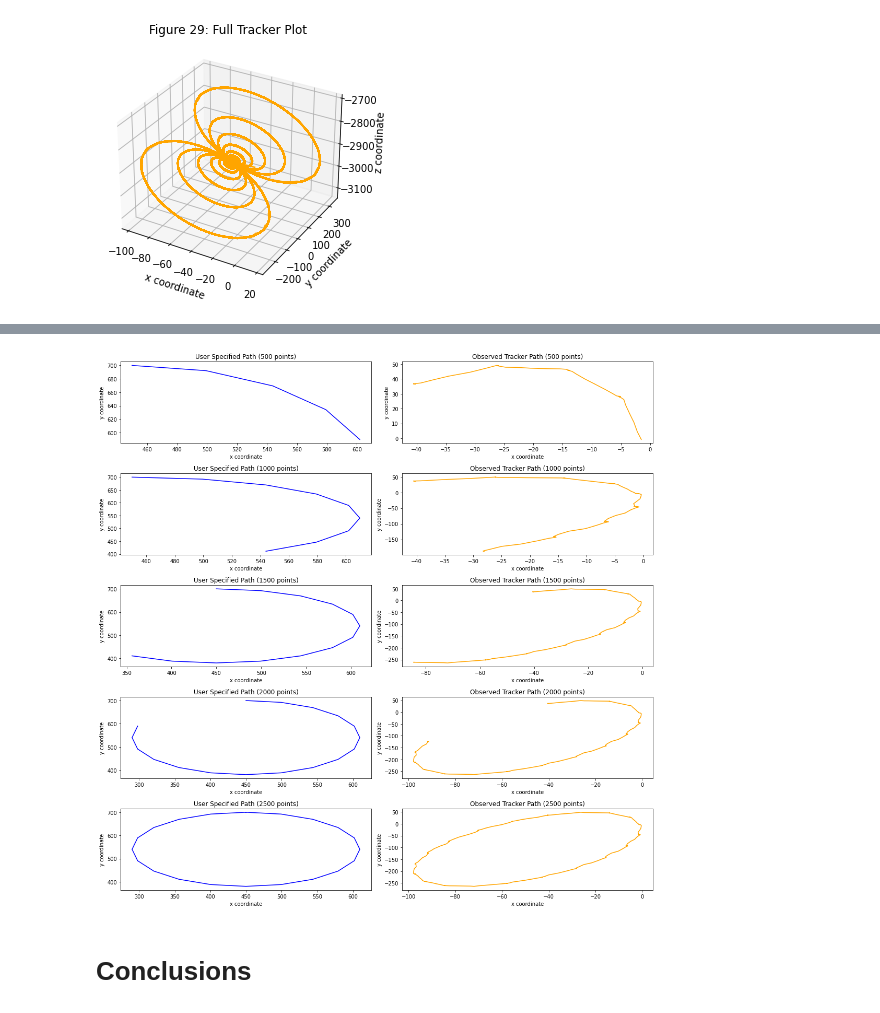
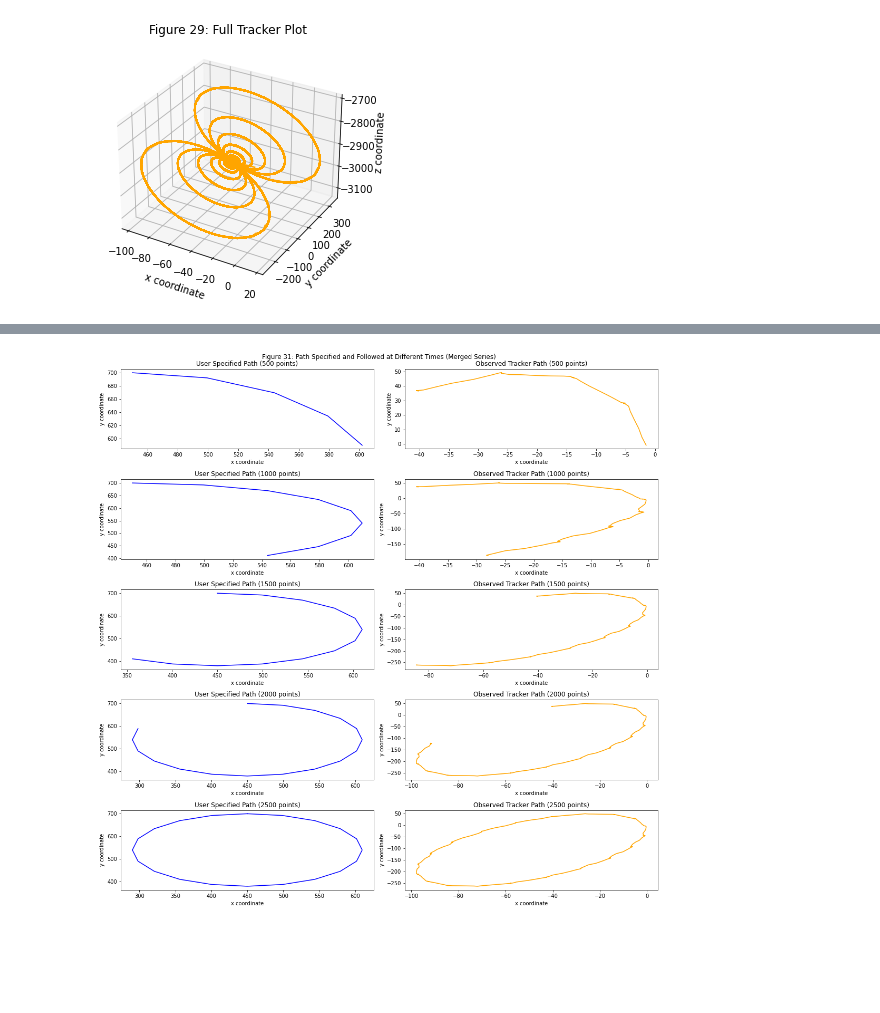
Before and after one commit to adamggibbs/path_analysis_soln, a Jupyter notebook: analysis.ipynb, the cells around one changed output, grey strips where cells are left out. Cells and saved outputs as stored; diff of their text form; code cells hidden in the pictures; blank space fills up the shorter version.

```diff
--- a/analysis.ipynb
+++ b/analysis.ipynb
@@ -524,6 +524,10 @@ plt.show()
 # 3D Plots: Projection into 3D?
 It could be seen in our 2D analysis in the $xy$ plane that there were errors as we expected when we began this analysis and one of the biggest questions is the presence of $z$ coordinates in the tracker log. So, to get a full picture of what is going on, we need to be able to see what is going on in three dimensions. So, we plot the x, y, and z coordinates onto a 3D plot for both the specified path and the tracker path. As expected we get the loops on the $xy$ plane and one intial point straying slight upward in the $z$ direction but with very little significance. However, the surprise comes from the tracker plot which shows the exact same loops as the specified path, but it only appears in three dimensions. So, the skewed image we saw on the $xy$ plane before was the projection of the specified path in three dimensions projected onto the $xy$ plane. Thus, one can infer that at some point between the specified path being given and the robotic arm following the paths, the specified path got projected into three dimensions via some transformation. Now, the question becomes can we figure out when this error might be occuring?
 # %%
+# specify the size of subsets to plot for following plots
+num_points = 3200
+trk_num_points = round(num_points*size_ratio)
+
 # create 3D compatible figure to plot onto
 figure = plt.figure()
 ax = plt.axes(projection='3d')
@@ -563,24 +570,33 @@ plt.show()
 # %%
 
+# create figure to plot onto
 fig, ax = plt.subplots(5,2, figsize=(15,15))
 
+# plot the path in the xy plane after i number of points for different values of i
 for i in range(0, 5):
+    # plot path x and y
     num_points = 500*i + 500
     plt0 = ax[i][0]
     plt0.plot(pth_x[:num_points], pth_y[:num_points], c='blue')
     plt0.set_xlabel("x coordinate")
     plt0.set_ylabel('y coordinate')
-    title0 =  "User Specified Path (" + str(num_points) + " points)"
+    title0 =  "Figure 30: User Specified Path (" + str(num_points) + " points)"
     plt0.set_title(title0)
 
+    # plot tracker x and y
     trk_num_points = round(num_points*size_ratio)
     plt1 = ax[i][1]
     plt1.plot(trk_y[:trk_num_points], -trk_x[:trk_num_points], c='orange')
     plt1.set_xlabel("x coordinate")
     plt1.set_ylabel('y coordinate')
-    title1 = "Observed Tracker Path (" + str(trk_num_points) + " points)"
+    title1 = "Figure 31: Observed Tracker Path (" + str(trk_num_points) + " points)"
     plt1.set_title(title1)
 
+# give figure a main title
+plt.suptitle("Figure 30: Path Specified and Followed at Different Times")
+
+# save and show figure
 plt.tight_layout()
+plt.savefig('./figs/figure30_time_path.png', facecolor='white')
 plt.show()
 # %% [output]
@@ -588,27 +604,34 @@ plt.show()
 # %%
 
+# create figure to plot onto
 fig, ax = plt.subplots(5,2, figsize=(15,15))
 
+# plot the path in the xy plane after i number of points for different values of i
 for i in range(0, 5):
+    # plot path x and y
     num_points = 500*i + 500
     plt0 = ax[i][0]
     plt0.plot(pth_x[:num_points], pth_y[:num_points], c='blue')
     plt0.set_xlabel("x coordinate")
     plt0.set_ylabel('y coordinate')
     title0 =  "User Specified Path (" + str(num_points) + " points)"
     plt0.set_title(title0)
 
+    # plot tracker x and y
     trk_num_points = round(num_points*size_ratio)
     plt1 = ax[i][1]
     plt1.plot(trk_y_m[:num_points], -trk_x_m[:num_points], c='orange')
     plt1.set_xlabel("x coordinate")
     plt1.set_ylabel('y coordinate')
     title1 = "Observed Tracker Path (" + str(num_points) + " points)"
     plt1.set_title(title1)
 
+# give figure a main title
+plt.suptitle("Figure 31: Path Specified and Followed at Different Times (Merged Series)")
+
+# save and show figure
 plt.tight_layout()
+plt.savefig('./figs/figure31_merged_time_path.png', facecolor='white')
 plt.show()
 # %% [output]
-[figure, old version]
+[figure, new version]
-# %% [markdown]
-# Conclusions
```
Also changed, not shown: parts of 5 cells of this notebook, 3 other files.
